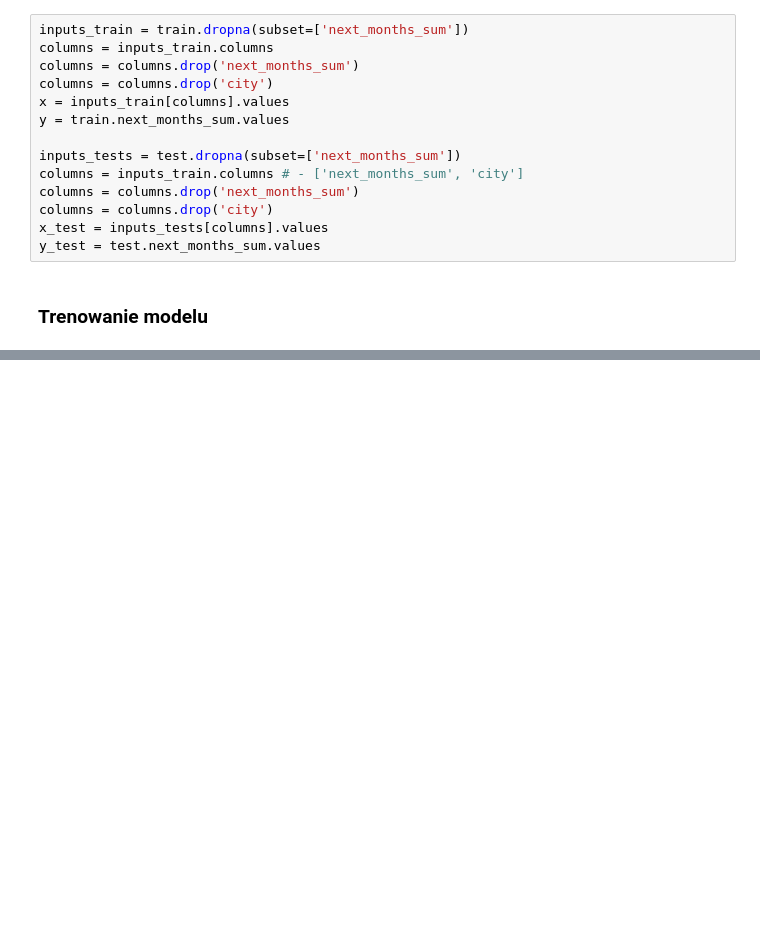
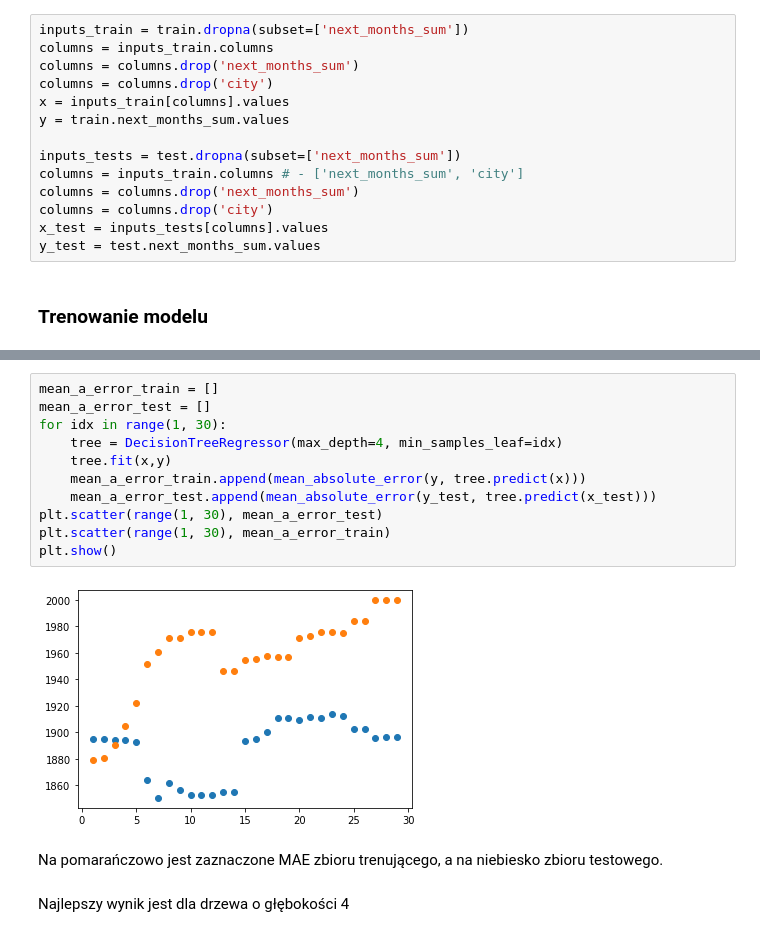
Before and after one commit to amasiukevich/IUM_shop, a Jupyter notebook: learning.ipynb, the cells around one changed output, grey strips where cells are left out. Drawn from its saved outputs; the diff is of its cells as text; blank space fills up the shorter version.

```diff
--- a/learning.ipynb
+++ b/learning.ipynb
@@ -174,0 +249,17 @@ mean_absolute_error(y_test, slr.predict(x_test))
+# %%
+mean_a_error_train = []
+mean_a_error_test = []
+for idx in range(1, 30):
+    tree = DecisionTreeRegressor(max_depth=4, min_samples_leaf=idx)
+    tree.fit(x,y)
+    mean_a_error_train.append(mean_absolute_error(y, tree.predict(x)))
+    mean_a_error_test.append(mean_absolute_error(y_test, tree.predict(x_test)))
+plt.scatter(range(1, 30), mean_a_error_test)
+plt.scatter(range(1, 30), mean_a_error_train)
+plt.show()
+# %% [output]
+[figure, added]
+# %% [markdown]
+Na pomarańczowo jest zaznaczone MAE zbioru trenującego, a na niebiesko zbioru testowego.
+# %% [markdown]
+Najlepszy wynik jest dla drzewa o głębokości 4
```
Also changed, not shown: parts of 28 cells of this notebook.
